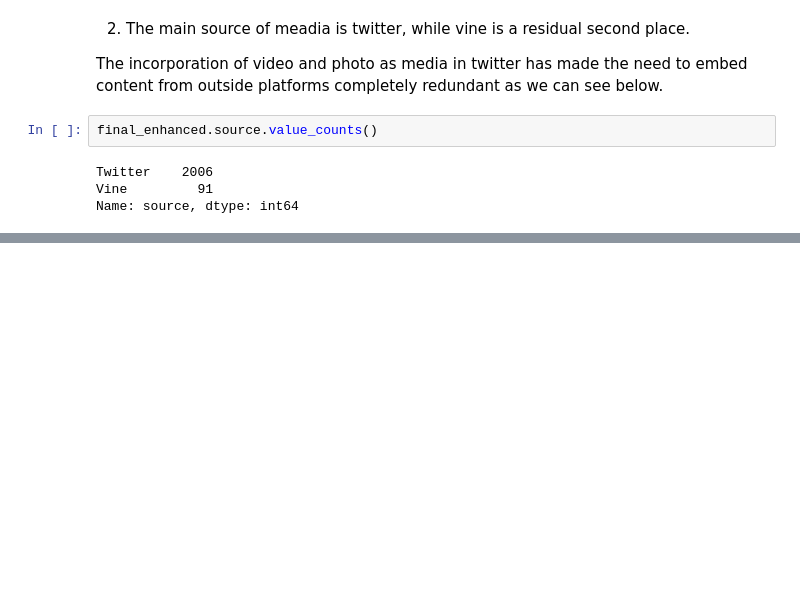
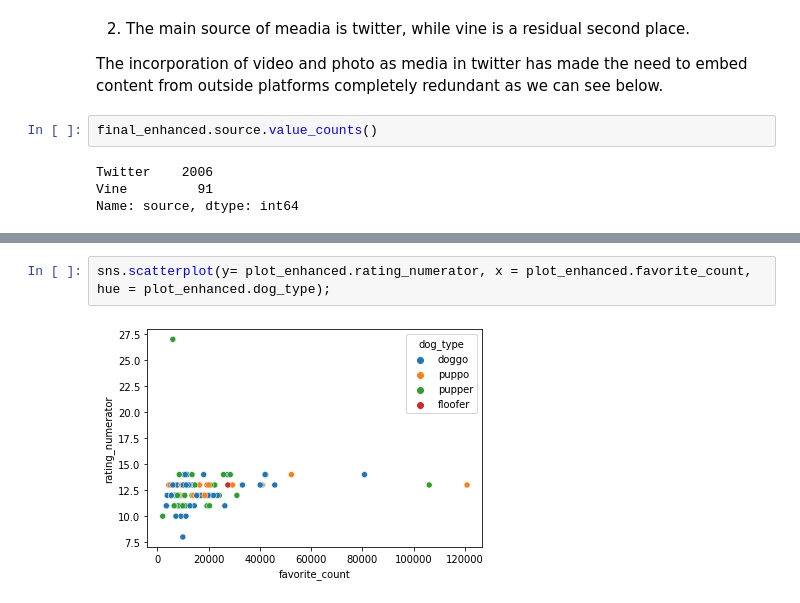
Before and after one commit to DiegoMerino28/Data-Wrangling-Project, a Jupyter notebook: notebook.ipynb, the cells around one changed output, grey strips where cells are left out. Cells and saved outputs as stored; diff of their text form; blank space fills up the shorter version.

```diff
--- a/notebook.ipynb
+++ b/notebook.ipynb
@@ -425,0 +429,4 @@ plt.scatter(y= plot_enhanced.rating_numerator, x = plot_enhanced.favorite_count,
+# %%
+sns.scatterplot(y= plot_enhanced.rating_numerator, x = plot_enhanced.favorite_count, hue = plot_enhanced.dog_type);
+# %% [output]
+[figure, added]
```
Also changed, not shown: parts of 5 cells of this notebook.
